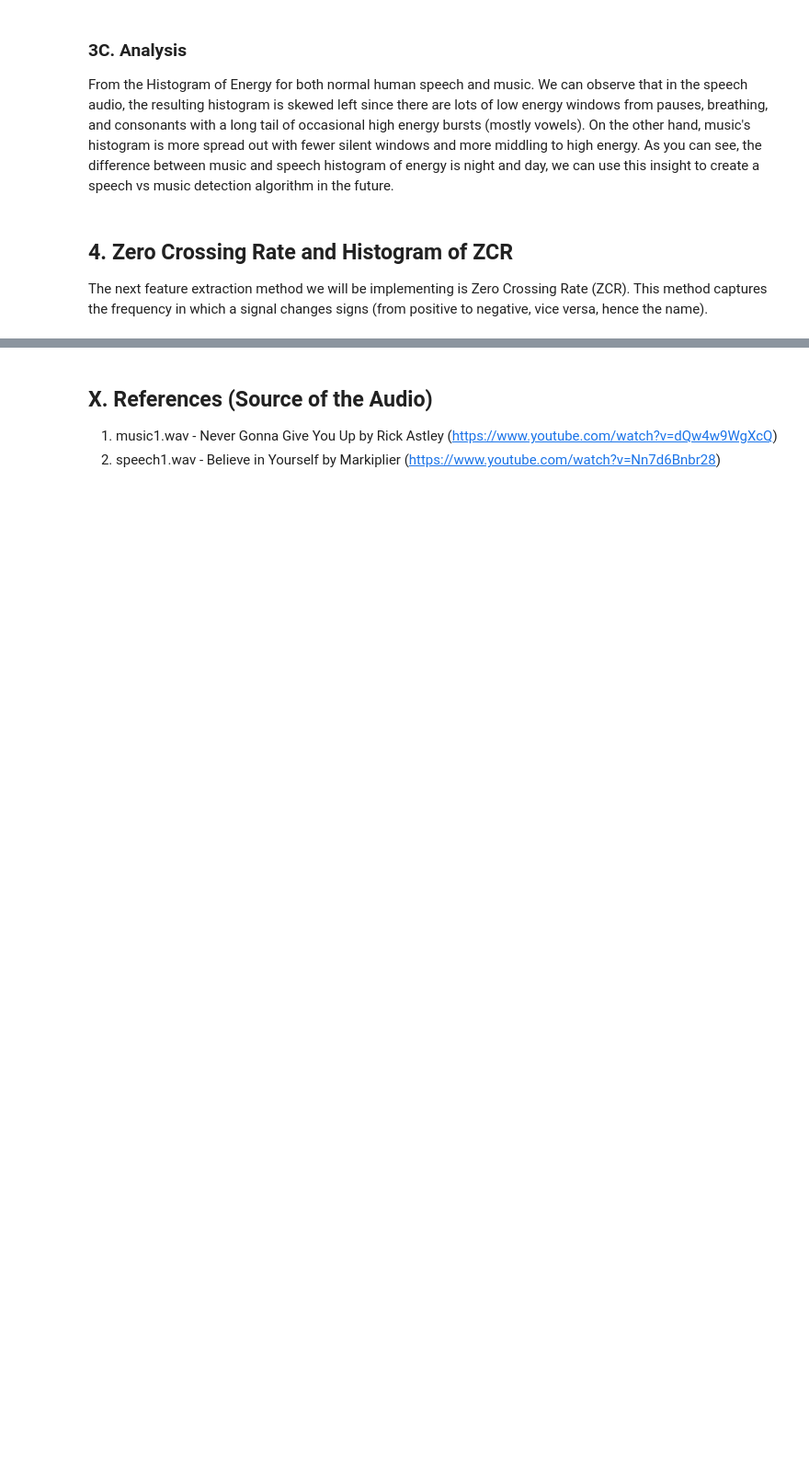
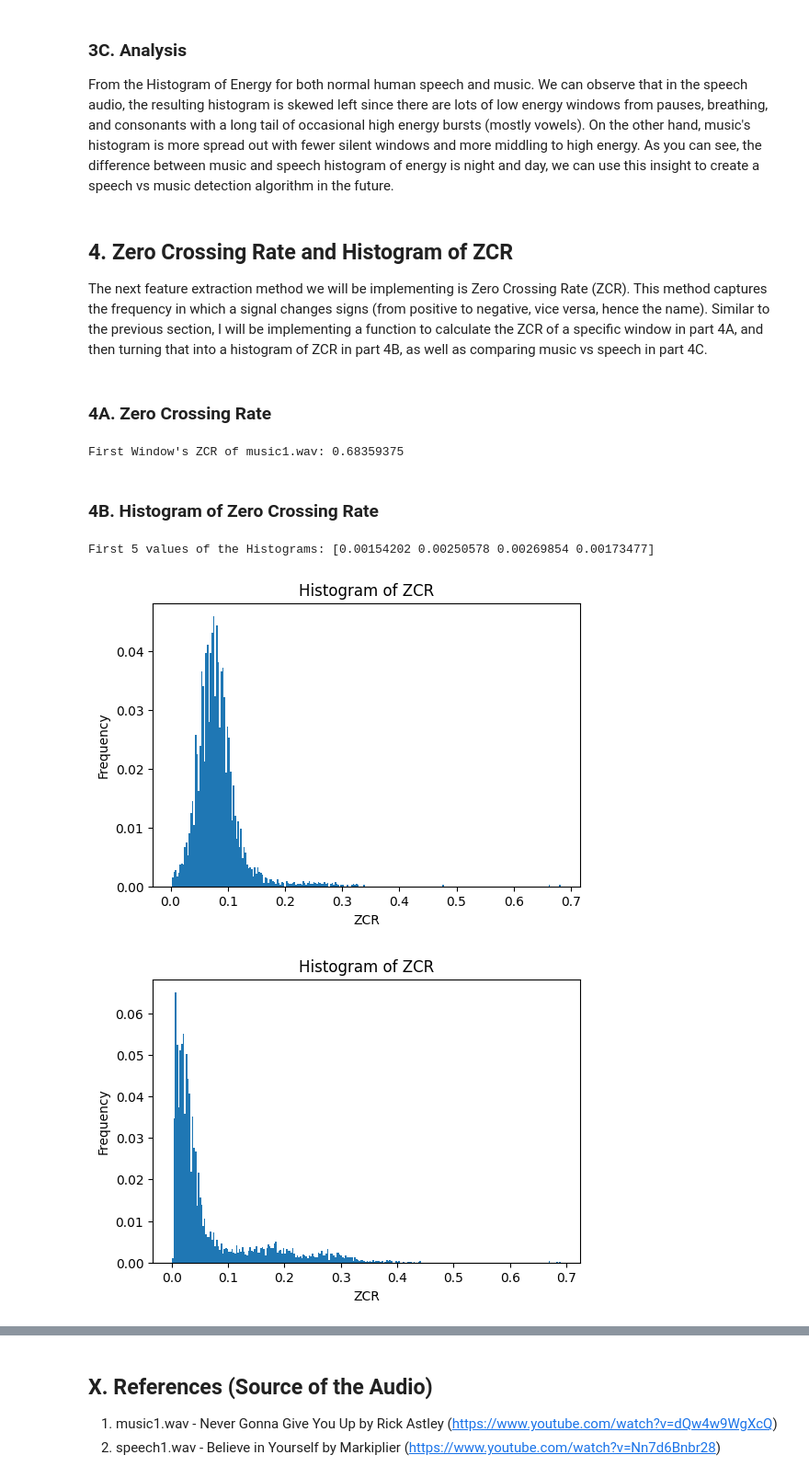
Before and after one commit to Plumz17/PP_Assignment02, a Jupyter notebook: PP_Assignment02.ipynb, the cells around one changed output, grey strips where cells are left out. Shown at 92% size. Saved outputs shown, nothing was run; the diff lists cells and outputs as text; code cells hidden in the pictures; blank space fills up the shorter version.

```diff
--- a/PP_Assignment02.ipynb
+++ b/PP_Assignment02.ipynb
@@ -146,4 +146,40 @@ plot_energy_histogram(speech1_histogram)
 From the Histogram of Energy for both normal human speech and music. We can observe that in the speech audio, the resulting histogram is skewed left since there are lots of low energy windows from pauses, breathing, and consonants with a long tail of occasional high energy bursts (mostly vowels). On the other hand, music's histogram is more spread out with fewer silent windows and more middling to high energy. As you can see, the difference between music and speech histogram of energy is night and day, we can use this insight to create a speech vs music detection algorithm in the future.
 # %% [markdown]
 ## 4. Zero Crossing Rate and Histogram of ZCR
-The next feature extraction method we will be implementing is Zero Crossing Rate (ZCR). This method captures the frequency in which a signal changes signs (from positive to negative, vice versa, hence the name).
+The next feature extraction method we will be implementing is Zero Crossing Rate (ZCR). This method captures the frequency in which a signal changes signs (from positive to negative, vice versa, hence the name). Similar to the previous section, I will be implementing a function to calculate the ZCR of a specific window in part 4A, and then turning that into a histogram of ZCR in part 4B, as well as comparing music vs speech in part 4C.
+# %% [markdown]
+### 4A. Zero Crossing Rate
+# %%
+def compute_zcr(window):
+  count = 0
+  for i in range(1, len(window)):
+    if window[i-1] * window[i] < 0:
+      count += 1
+  #Normalize
+  return count / len(window)
+print(f"First Window's ZCR of music1.wav: {compute_zcr(music1_windows[0])}")
+# %% [output]
+First Window's ZCR of music1.wav: 0.68359375
+# %% [markdown]
+### 4B. Histogram of Zero Crossing Rate
+# %%
+def histogram_of_zcr(windows, bins=256):
+  zcrs = []
+  for window in windows:
+    e = compute_zcr(window)
+    zcrs.append(e)
+  hist, bin_edges = np.histogram(zcrs, bins=bins)
+  hist = hist / np.sum(hist)
+  return hist, bin_edges
+
+music1_histogram_zcr, music1_bin_edges = histogram_of_zcr(music1_windows)
+speech1_histogram_zcr, speech1_bin_edges = histogram_of_zcr(speech1_windows)
+print(f"First 5 values of the Histograms: {music1_histogram_zcr[0:4]}")
+# %% [output]
+First 5 values of the Histograms: [0.00154202 0.00250578 0.00269854 0.00173477]
+# %%
+plot_histogram(music1_histogram_zcr, music1_bin_edges, "ZCR")
+plot_histogram(speech1_histogram_zcr, speech1_bin_edges, "ZCR")
+# %% [output]
+[figure, added]
+[figure, added]
```
Also changed, not shown: parts of 8 cells of this notebook.
